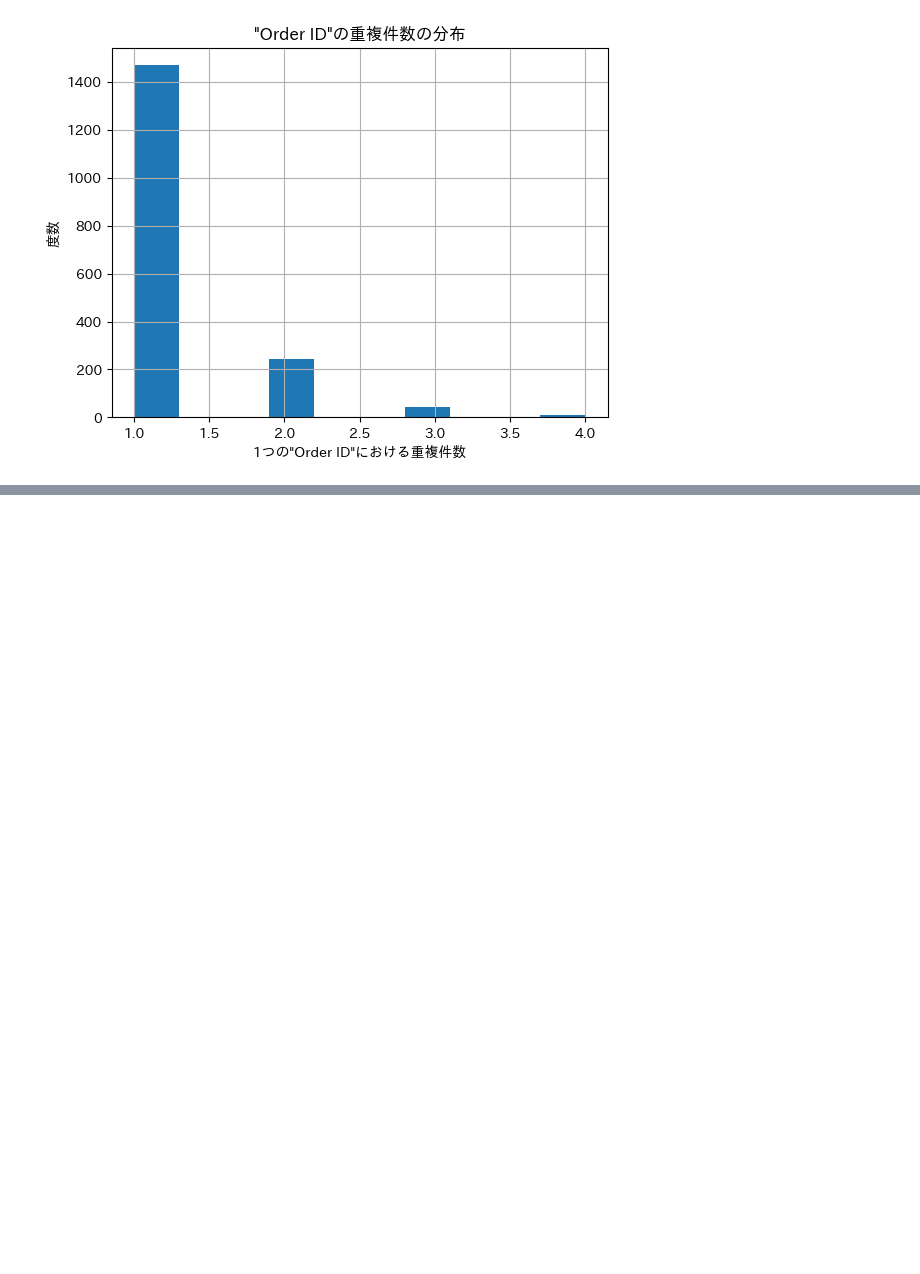
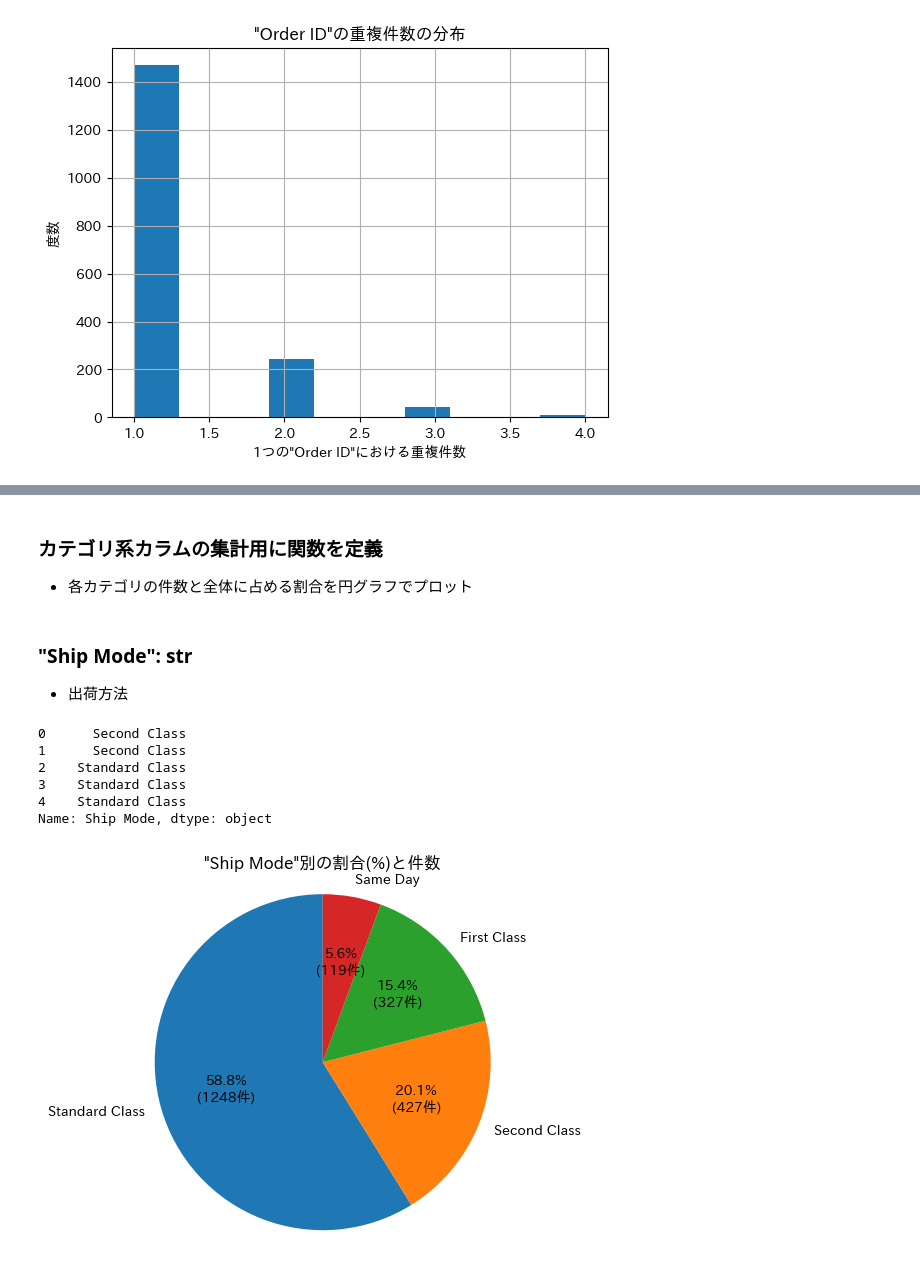
Before and after one commit to fujita-k-7y/portfolios, a Jupyter notebook: sales_dashboard/notebook/データ確認.ipynb, the cells around one changed output, grey strips where cells are left out. Drawn from its saved outputs; the diff is of its cells as text; code cells hidden in the pictures; blank space fills up the shorter version.

```diff
--- a/sales_dashboard/notebook/データ確認.ipynb
+++ b/sales_dashboard/notebook/データ確認.ipynb
@@ -215,0 +343,55 @@ memory usage: 348.1+ KB
+# %% [markdown]
+### カテゴリ系カラムの集計用に関数を定義
+- 各カテゴリの件数と全体に占める割合を円グラフでプロット
+# %%
+def plot_percent_and_count(
+    df_raw_: pd.DataFrame,   # 生データのDataFrame
+    category_column_name: str,   # カテゴリカラム名
+) -> None:
+    '''
+    1. 先頭の5サンプルを表示
+    2. 各カテゴリの件数と全体に占める割合を円グラフでプロット
+    '''
+    # 先頭の5件を表示
+    display(df_raw[category_column_name].head())
+    print()
+
+    # 各カテゴリの割合・件数を可視化
+    count_series = df_raw[category_column_name].value_counts()   # カテゴリ毎の件数を集計
+    plt.pie(
+        count_series,
+        labels=count_series.index,
+        autopct=lambda percent:
+            _autopct_format(percent, count_series),
+        startangle=90,
+    )
+    plt.axis('equal')
+    plt.ylabel('')  # 不要なy軸ラベルを消す
+    plt.title(f'"{category_column_name}"別の割合(%)と件数')
+    plt.show()
+
+def _autopct_format(
+    percent: 'float64',   # 割合の値 (%)
+    count_series: pd.Series,   # 各カテゴリ毎の件数
+) -> str:
+    '''
+    円グラフに割合と件数を同時表示するカスタムフォーマット関数
+    '''
+    count = int(round(percent / 100. * sum(count_series)))
+    return f"{percent:.1f}%\n({count}件)"  # 割合と件数の両方を表示
+# %% [markdown]
+### "Ship Mode": str
+- 出荷方法
+# %%
+plot_percent_and_count(
+    df_raw,
+    category_column_name="Ship Mode",
+)
+# %% [output]
+0      Second Class
+1      Second Class
+2    Standard Class
+3    Standard Class
+4    Standard Class
+Name: Ship Mode, dtype: object
+[figure, added]
```
Also changed, not shown: parts of 43 cells of this notebook.
